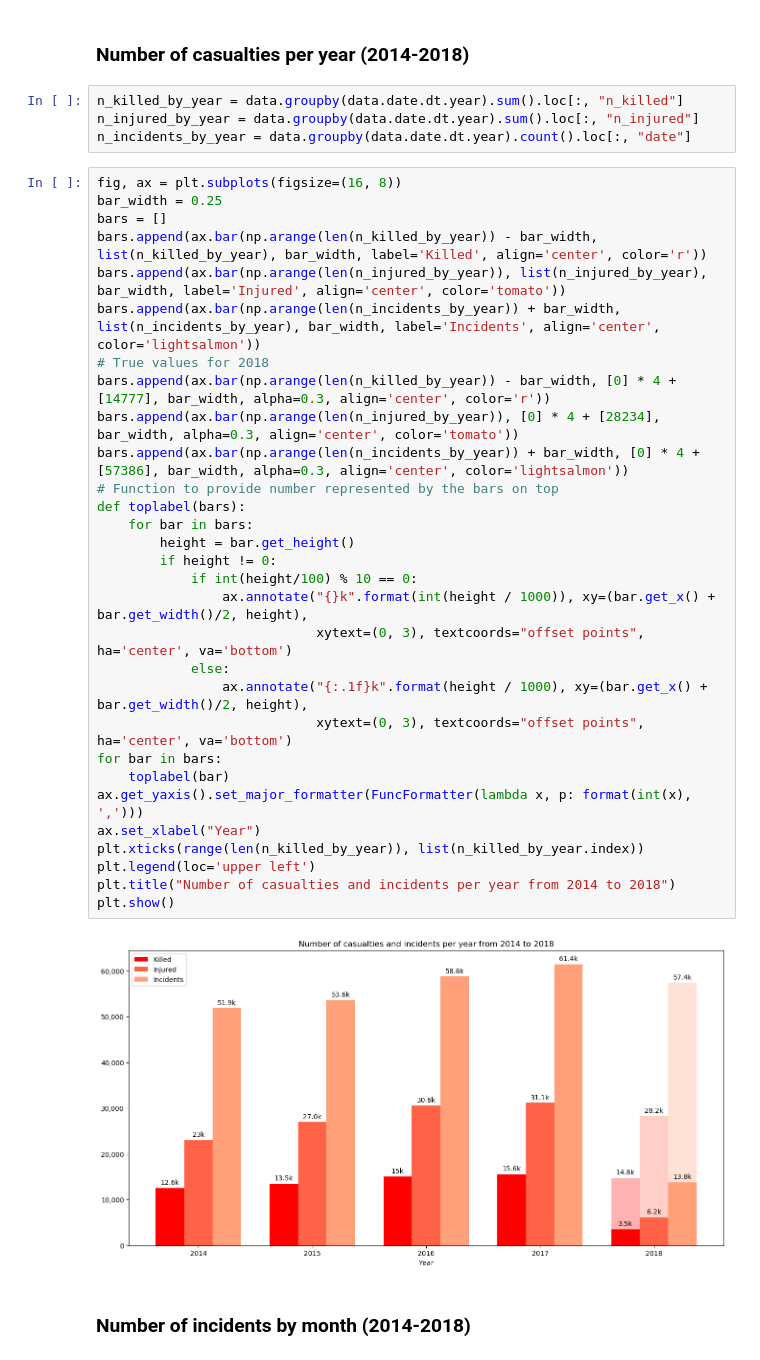
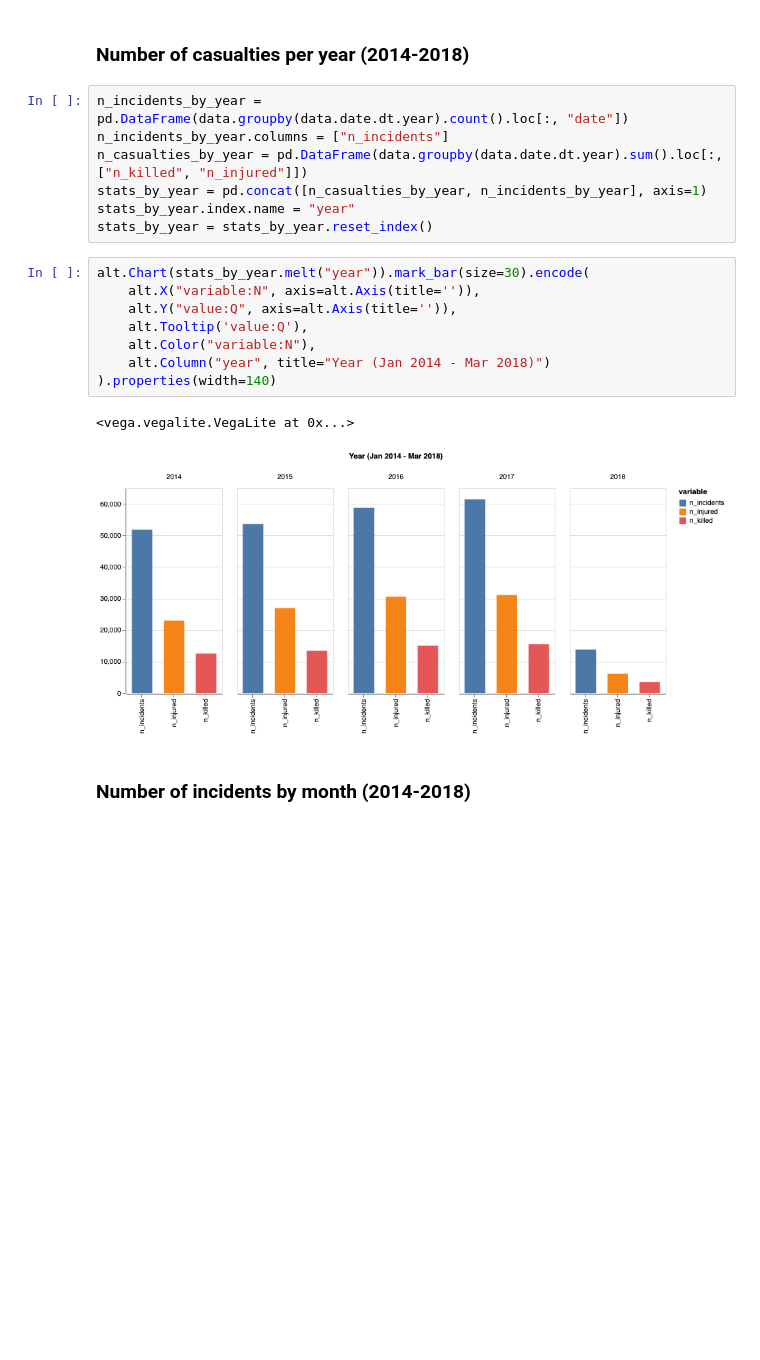
Before and after one commit to mideaconu/gun-violence, a Jupyter notebook: gun-violence.ipynb, the cells around one changed output. Cells and saved outputs as stored; diff of their text form; blank space fills up the shorter version.

Commit message:
Changed some graphs to use Altair

```diff
--- a/gun-violence.ipynb
+++ b/gun-violence.ipynb
@@ -277,42 +282,24 @@ holidays = {"New Year's Day": dt(2000, 1, 1), "Martin Luther King, Jr. Day": dt(
             "Veterans Day": dt(2000, 11, 11), "Thanksgiving Day": dt(2000, 11, 28), "Christmas Day": dt(2000, 12, 25)}
 # %% [markdown]
 ### Number of casualties per year (2014-2018)
-# %%
-n_killed_by_year = data.groupby(data.date.dt.year).sum().loc[:, "n_killed"]
-n_injured_by_year = data.groupby(data.date.dt.year).sum().loc[:, "n_injured"]
-n_incidents_by_year = data.groupby(data.date.dt.year).count().loc[:, "date"]
-# %%
-fig, ax = plt.subplots(figsize=(16, 8))
-bar_width = 0.25
-bars = []
-bars.append(ax.bar(np.arange(len(n_killed_by_year)) - bar_width, list(n_killed_by_year), bar_width, label='Killed', align='center', color='r'))
-bars.append(ax.bar(np.arange(len(n_injured_by_year)), list(n_injured_by_year), bar_width, label='Injured', align='center', color='tomato'))
-bars.append(ax.bar(np.arange(len(n_incidents_by_year)) + bar_width, list(n_incidents_by_year), bar_width, label='Incidents', align='center', color='lightsalmon'))
-# True values for 2018
-bars.append(ax.bar(np.arange(len(n_killed_by_year)) - bar_width, [0] * 4 + [14777], bar_width, alpha=0.3, align='center', color='r'))
-bars.append(ax.bar(np.arange(len(n_injured_by_year)), [0] * 4 + [28234], bar_width, alpha=0.3, align='center', color='tomato'))
-bars.append(ax.bar(np.arange(len(n_incidents_by_year)) + bar_width, [0] * 4 + [57386], bar_width, alpha=0.3, align='center', color='lightsalmon'))
-# Function to provide number represented by the bars on top
-def toplabel(bars):
-    for bar in bars:
-        height = bar.get_height()
-        if height != 0:
-            if int(height/100) % 10 == 0:
-                ax.annotate("{}k".format(int(height / 1000)), xy=(bar.get_x() + bar.get_width()/2, height),
-                            xytext=(0, 3), textcoords="offset points", ha='center', va='bottom')
-            else:
-                ax.annotate("{:.1f}k".format(height / 1000), xy=(bar.get_x() + bar.get_width()/2, height),
-                            xytext=(0, 3), textcoords="offset points", ha='center', va='bottom')
-for bar in bars:
-    toplabel(bar)
-ax.get_yaxis().set_major_formatter(FuncFormatter(lambda x, p: format(int(x), ',')))
-ax.set_xlabel("Year")
-plt.xticks(range(len(n_killed_by_year)), list(n_killed_by_year.index))
-plt.legend(loc='upper left')
-plt.title("Number of casualties and incidents per year from 2014 to 2018")
-plt.show()
-# %% [output]
-[figure, removed]
+# %%
+n_incidents_by_year = pd.DataFrame(data.groupby(data.date.dt.year).count().loc[:, "date"])
+n_incidents_by_year.columns = ["n_incidents"]
+n_casualties_by_year = pd.DataFrame(data.groupby(data.date.dt.year).sum().loc[:, ["n_killed", "n_injured"]])
+stats_by_year = pd.concat([n_casualties_by_year, n_incidents_by_year], axis=1)
+stats_by_year.index.name = "year"
+stats_by_year = stats_by_year.reset_index()
+# %%
+alt.Chart(stats_by_year.melt("year")).mark_bar(size=30).encode(
+    alt.X("variable:N", axis=alt.Axis(title='')),
+    alt.Y("value:Q", axis=alt.Axis(title='')),
+    alt.Tooltip('value:Q'),
+    alt.Color("variable:N"),
+    alt.Column("year", title="Year (Jan 2014 - Mar 2018)")
+).properties(width=140)
+# %% [output]
+<vega.vegalite.VegaLite at 0x...>
+[figure, added]
 # %% [markdown]
 ### Number of incidents by month (2014-2018)
 # %%
```
Also changed, not shown: parts of 16 cells of this notebook.
